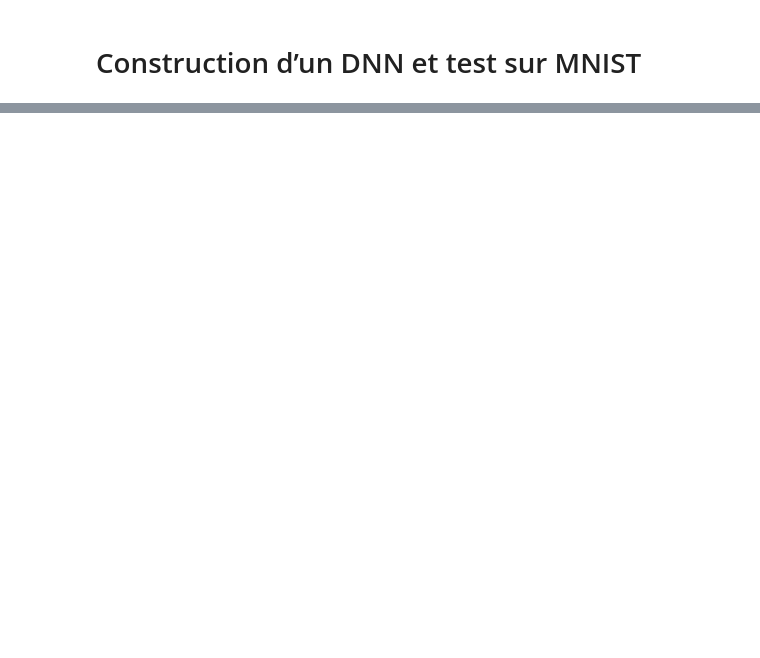
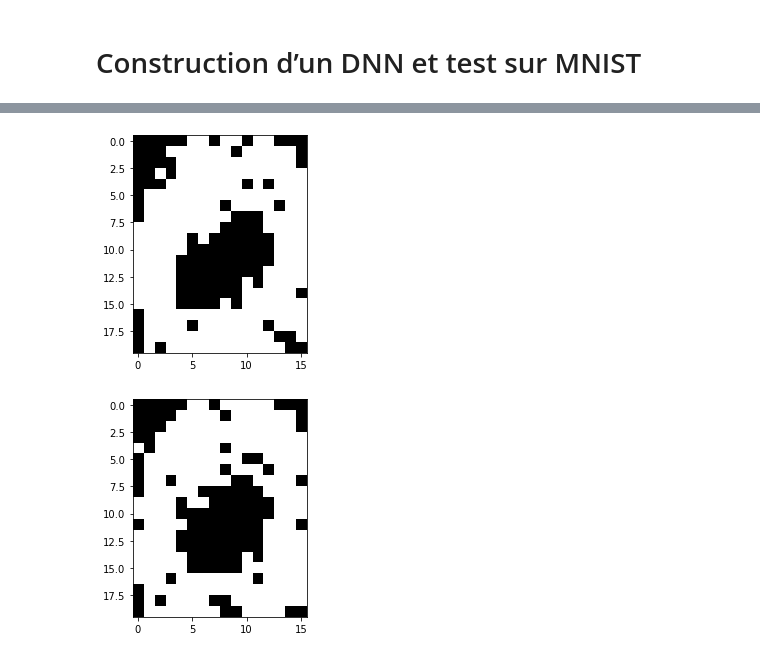
Before and after one commit to zack242/Deep-Learing-II, a Jupyter notebook: DL2 2.ipynb, the cells around one changed output, grey strips where cells are left out. Drawn from its saved outputs; the diff is of its cells as text; code cells hidden in the pictures; blank space fills up the shorter version.

```diff
--- a/DL2 2.ipynb
+++ b/DL2 2.ipynb
@@ -230,0 +539,5 @@ generer_image_DBN(Dbm, 500, 2)
+# %%
+generer_image_RBM(Rbm, nb_iter = 500, nb_images = 2)
+# %% [output]
+[figure, added]
+[figure, added]
```
Also changed, not shown: parts of 21 cells of this notebook, 3 other files.
